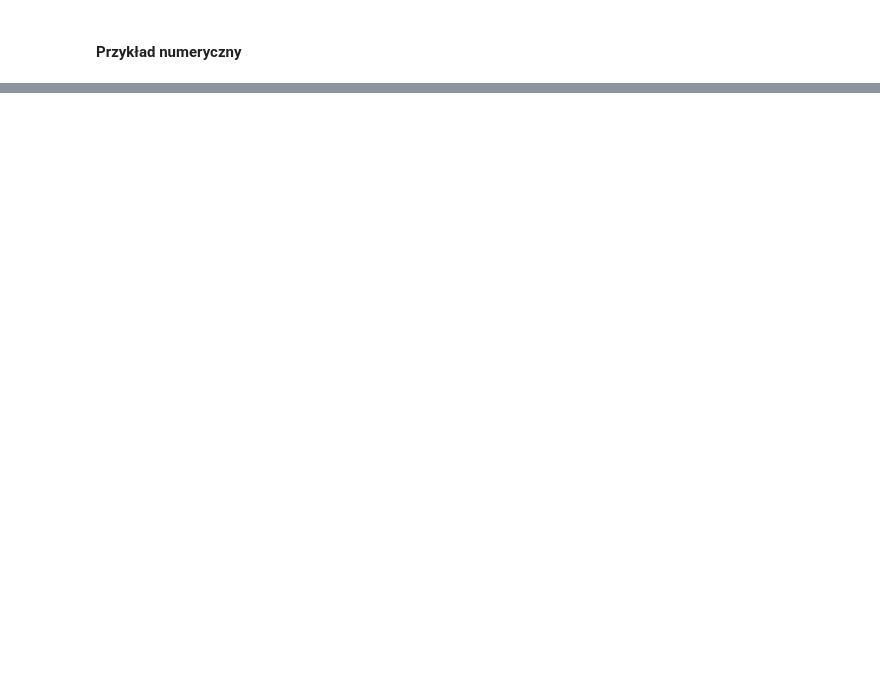
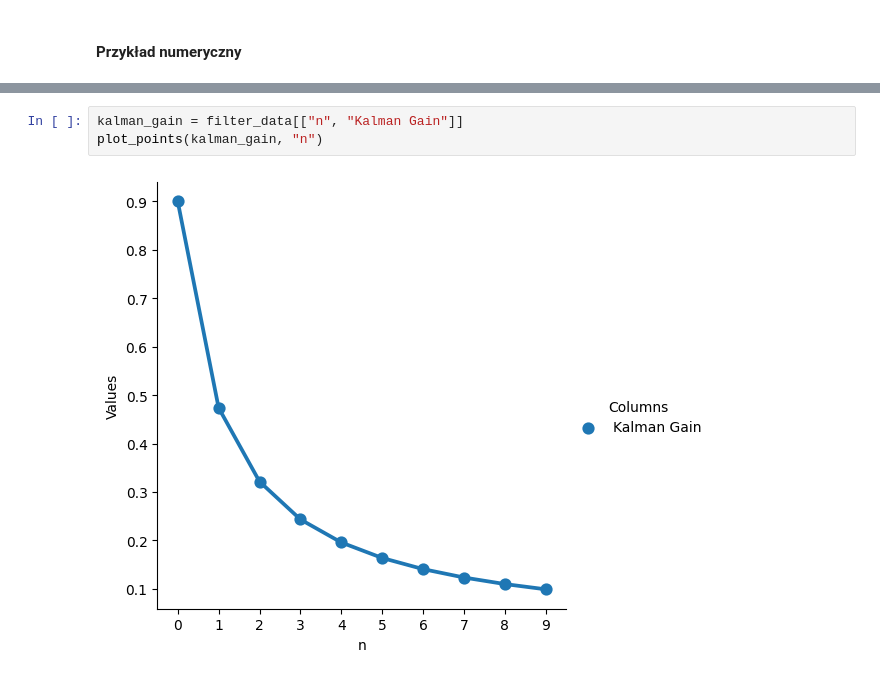
Before and after one commit to SteelPh0enix/magisterka-pollub, a Jupyter notebook: kalman_filter.ipynb, the cells around one changed output, grey strips where cells are left out. Cells and saved outputs as stored; diff of their text form; blank space fills up the shorter version.

```diff
--- a/kalman_filter.ipynb
+++ b/kalman_filter.ipynb
@@ -1559,0 +1568,5 @@ Filter dataframe:
+# %%
+kalman_gain = filter_data[["n", "Kalman Gain"]]
+plot_points(kalman_gain, "n")
+# %% [output]
+[figure, added]
```
Also changed, not shown: parts of 19 cells of this notebook.
